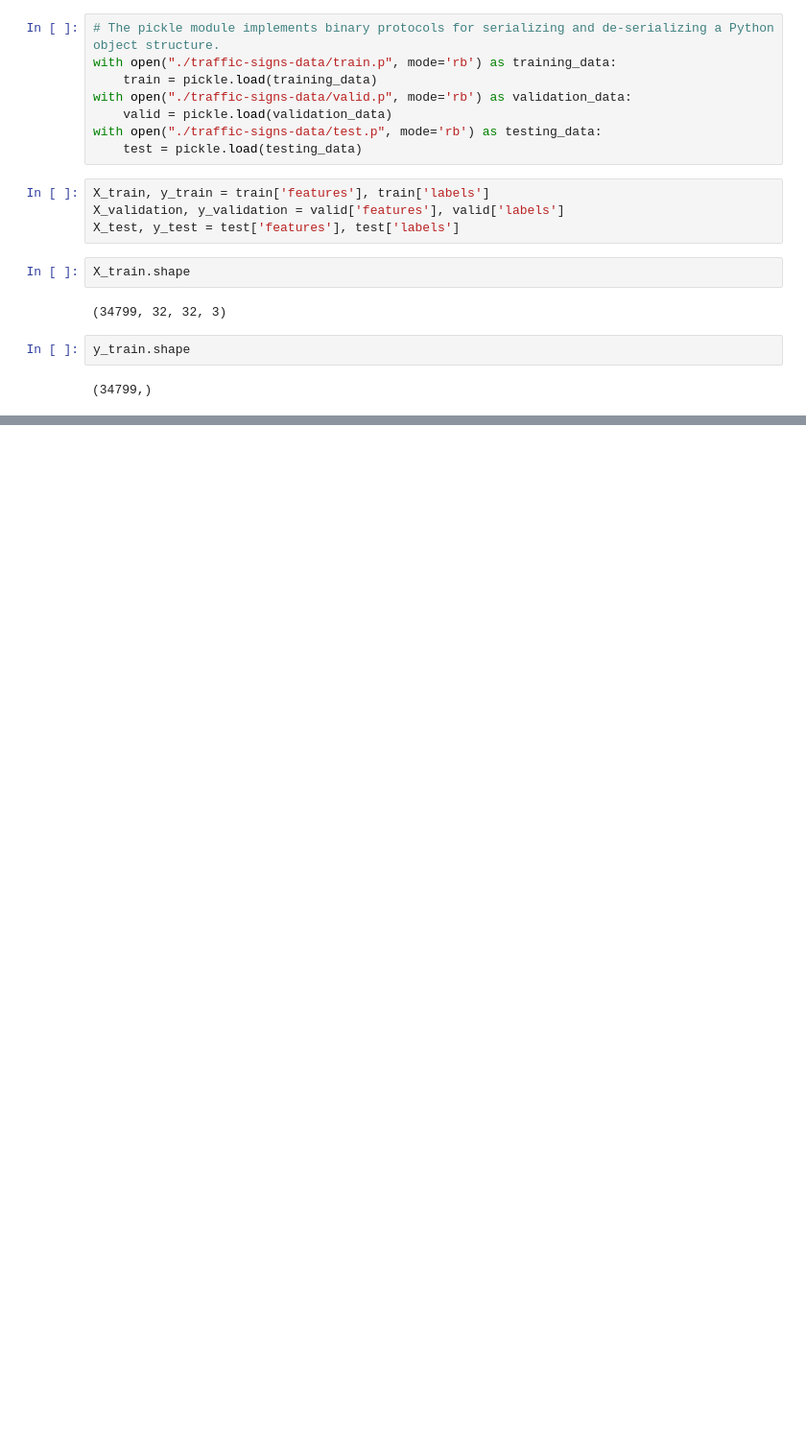
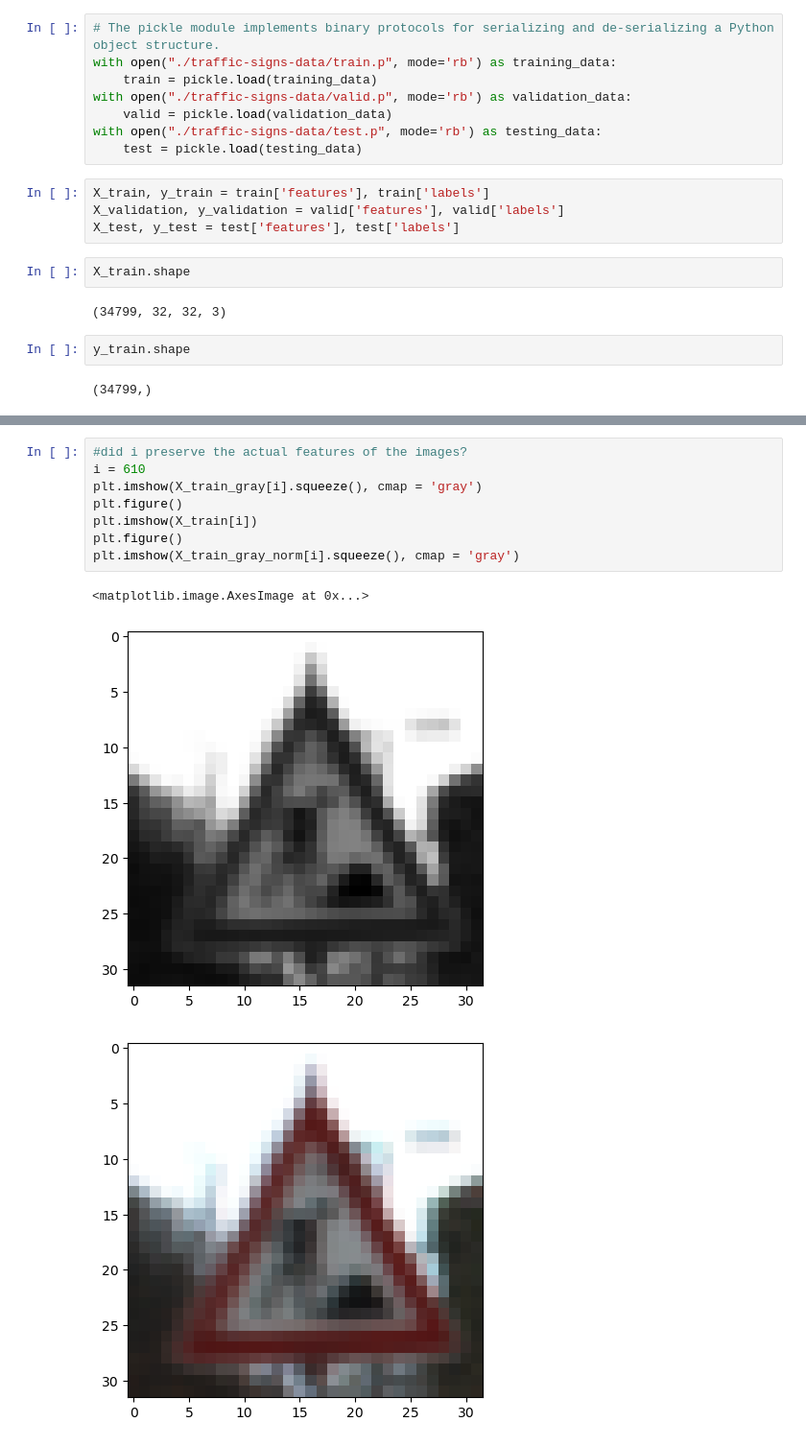
Before and after one commit to fegarciatejada/Le-NetTrafficSign, a Jupyter notebook: Le-NetTrafficSign.ipynb, the cells around one changed output, grey strips where cells are left out. Shown at 96% size. Cells and saved outputs as stored; diff of their text form; blank space fills up the shorter version.

```diff
--- a/Le-NetTrafficSign.ipynb
+++ b/Le-NetTrafficSign.ipynb
@@ -27,0 +107,12 @@ y_train.shape
+# %%
+#did i preserve the actual features of the images?
+i = 610
+plt.imshow(X_train_gray[i].squeeze(), cmap = 'gray')
+plt.figure()
+plt.imshow(X_train[i])
+plt.figure()
+plt.imshow(X_train_gray_norm[i].squeeze(), cmap = 'gray')
+# %% [output]
+<matplotlib.image.AxesImage at 0x...>
+[figure, added]
+[figure, added]
```
Also changed, not shown: parts of 14 cells of this notebook.
